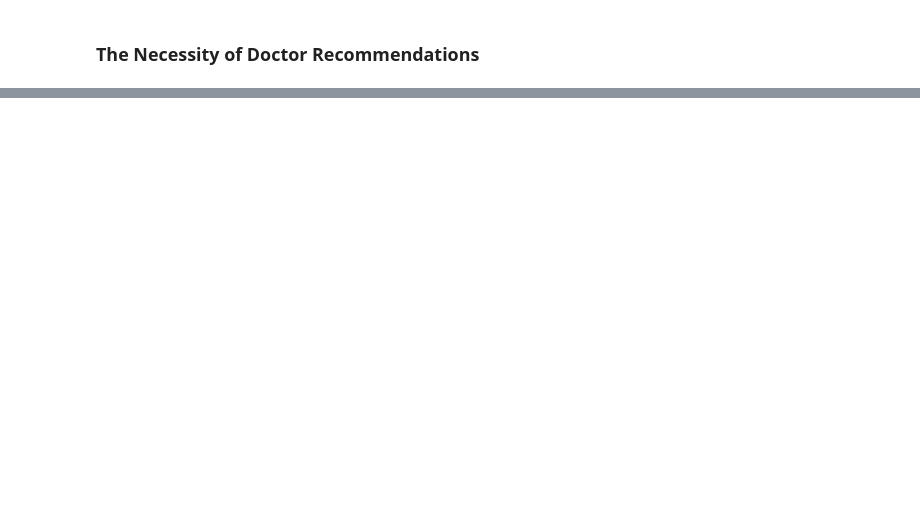
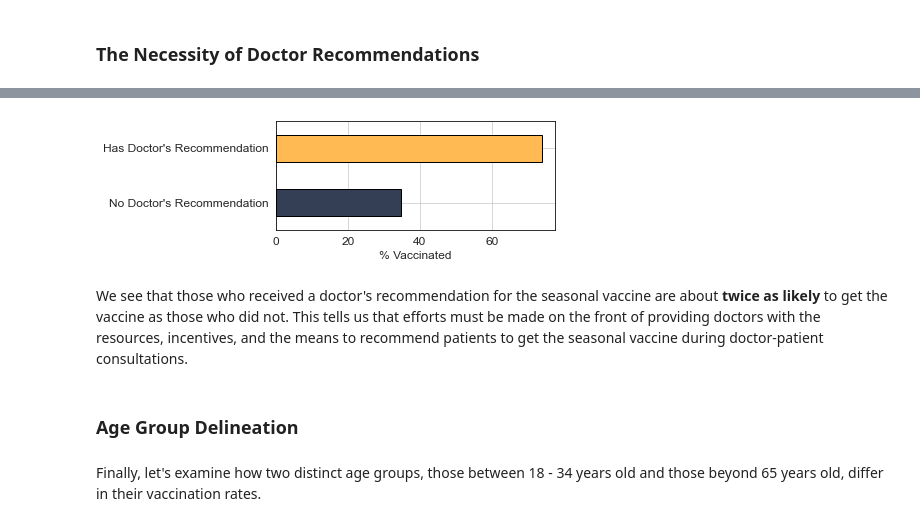
Before and after one commit to pmjustafort/flushotlearning, a Jupyter notebook: index.ipynb, the cells around one changed output, grey strips where cells are left out. Drawn from its saved outputs; the diff is of its cells as text; code cells hidden in the pictures; blank space fills up the shorter version.

```diff
--- a/index.ipynb
+++ b/index.ipynb
@@ -597,3 +732,20 @@ rec.to_csv('data/doctor_rec.csv')
+# %%
+ax3 = rec.iloc[::-1].plot.barh(color='#FFBA53', edgecolor='k', legend=False, figsize=(5, 2))
+
+for i in range(1):
+    ax3.get_children()[i].set_color('#343f56')
+    ax3.get_children()[i].set_edgecolor('k')
+
+plt.xlabel('% Vaccinated')
+plt.ylabel('');
+# %% [output]
+[figure, added]
+# %% [markdown]
+We see that those who received a doctor's recommendation for the seasonal vaccine are about **twice as likely** to get the vaccine as those who did not. This tells us that efforts must be made on the front of providing doctors with the resources, incentives, and the means to recommend patients to get the seasonal vaccine during doctor-patient consultations.
+# %% [markdown]
+### Age Group Delineation
+# %% [markdown]
+Finally, let's examine how two distinct age groups, those between 18 - 34 years old and those beyond 65 years old, differ in their vaccination rates.
 # %%
 # Likelihood of getting vaccinated if old vs. if young
 
```
Also changed, not shown: parts of 59 cells of this notebook, 1 other file.
